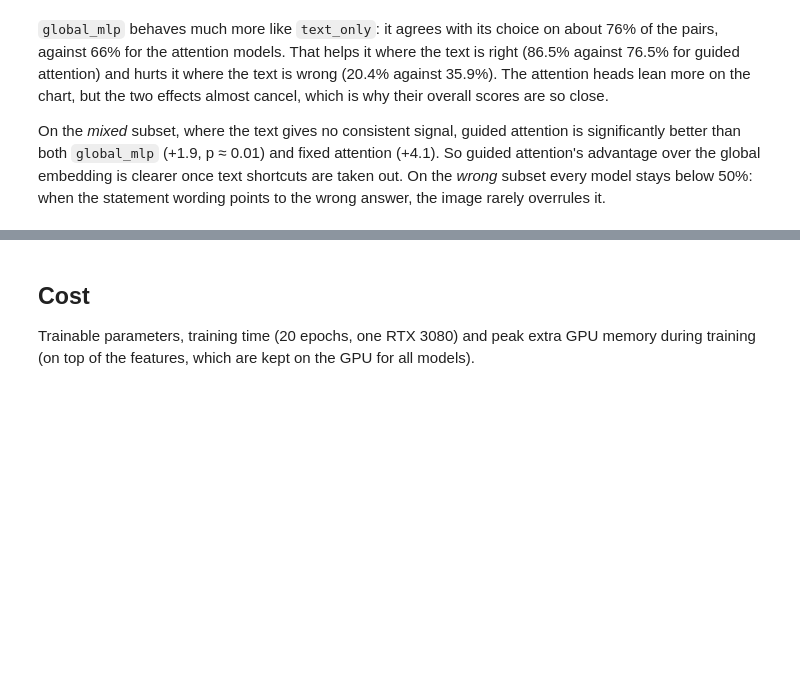
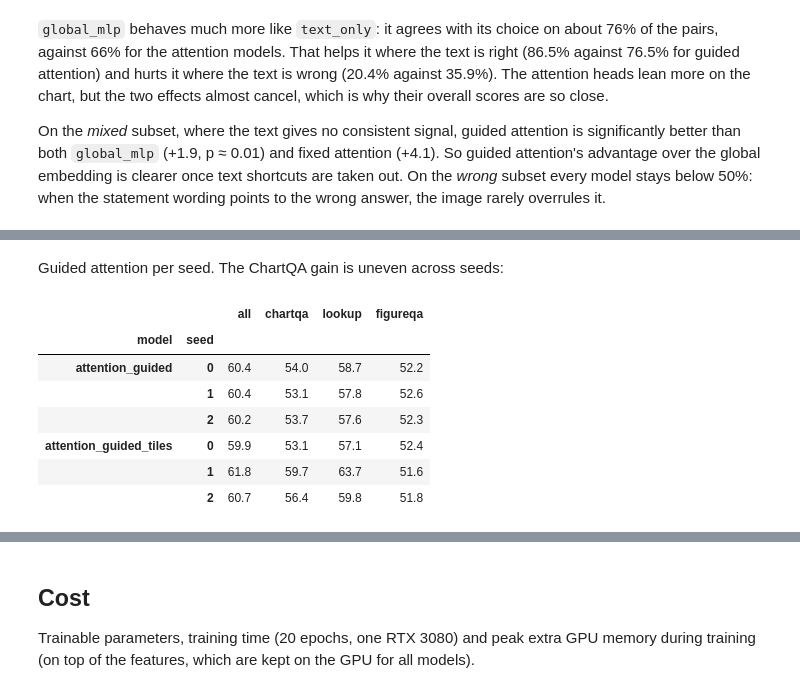
Before and after one commit to Levi-coder07/DeepLearning-Project, a Jupyter notebook: notebooks/03_results.ipynb, the cells around one changed output, grey strips where cells are left out. Saved outputs shown, nothing was run; the diff lists cells and outputs as text; code cells hidden in the pictures; blank space fills up the shorter version.

```diff
--- a/notebooks/03_results.ipynb
+++ b/notebooks/03_results.ipynb
@@ -229,0 +257,13 @@ On the *mixed* subset, where the text gives no consistent signal, guided attenti
+# %% [markdown]
+Guided attention per seed. The ChartQA gain is uneven across seeds:
+# %%
+runs_all[runs_all.model.str.startswith("attention_guided")].set_index(["model", "seed"])[["all", "chartqa", "lookup", "figureqa"]]
+# %% [output]
+|  |  | all | chartqa | lookup | figureqa |
+| model | seed |  |  |  |  |
+| attention_guided | 0 | 60.4 | 54.0 | 58.7 | 52.2 |
+|  | 1 | 60.4 | 53.1 | 57.8 | 52.6 |
+|  | 2 | 60.2 | 53.7 | 57.6 | 52.3 |
+| attention_guided_tiles | 0 | 59.9 | 53.1 | 57.1 | 52.4 |
+|  | 1 | 61.8 | 59.7 | 63.7 | 51.6 |
+|  | 2 | 60.7 | 56.4 | 59.8 | 51.8 |
```
Also changed, not shown: parts of 7 cells of this notebook, 14 other files.
